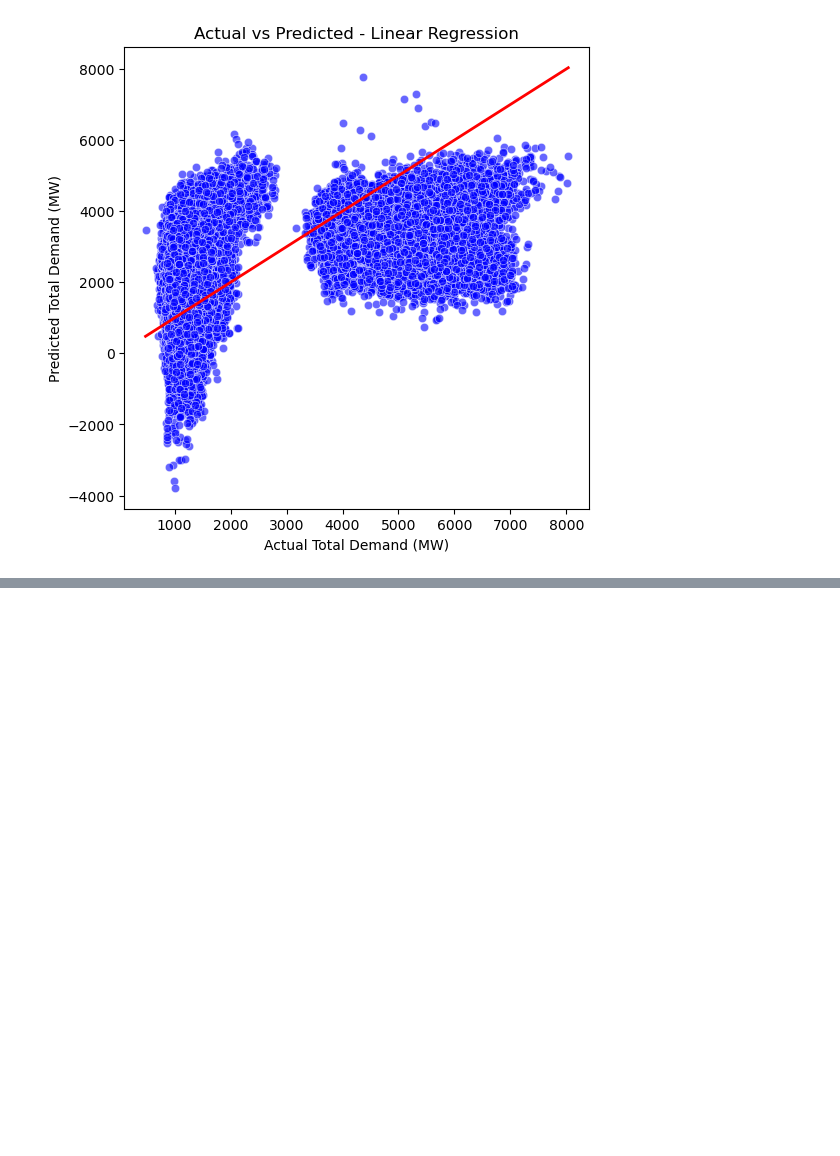
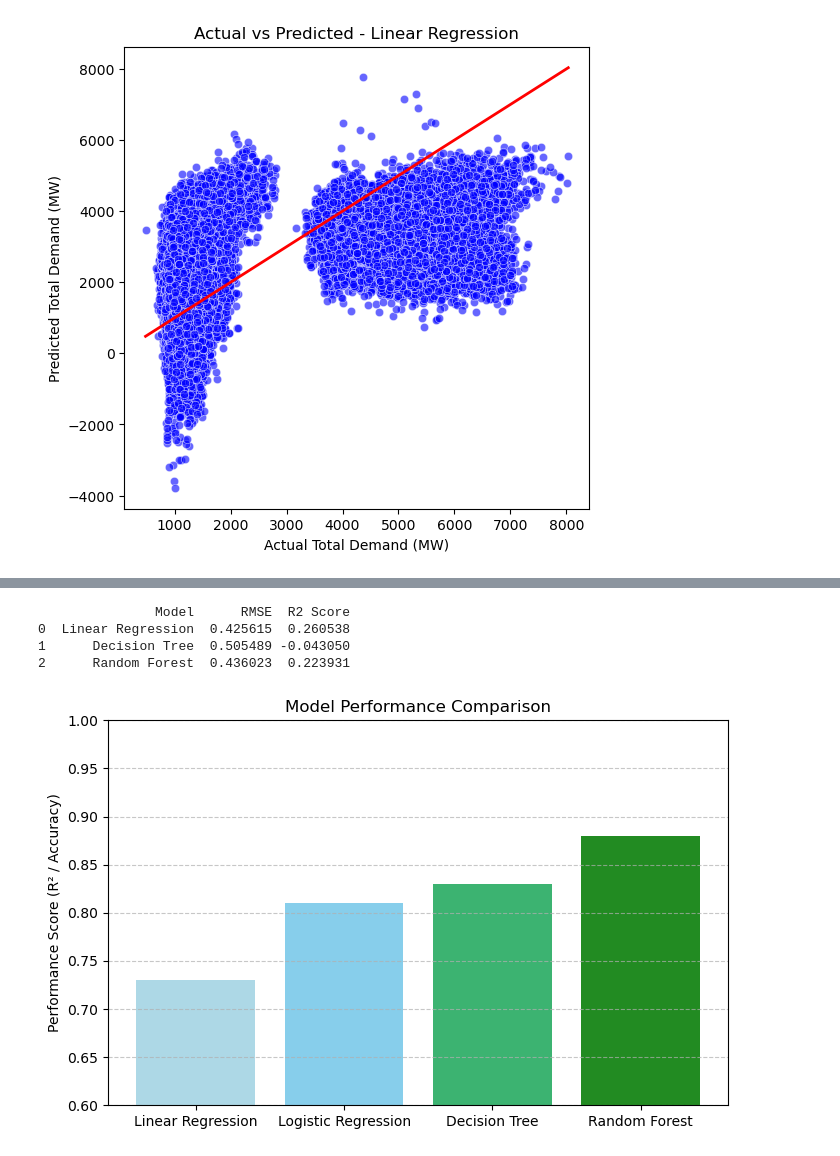
Before and after one commit to harjask-7/ADS1002-project, a Jupyter notebook: notebooks/harjas/eda_temp_demand.ipynb, the cells around one changed output, grey strips where cells are left out. Drawn from its saved outputs; the diff is of its cells as text; code cells hidden in the pictures; blank space fills up the shorter version.

```diff
--- a/notebooks/harjas/eda_temp_demand.ipynb
+++ b/notebooks/harjas/eda_temp_demand.ipynb
@@ -318,0 +426,63 @@ Feature Importance:
+# %%
+from sklearn.linear_model import LinearRegression, LogisticRegression
+from sklearn.tree import DecisionTreeRegressor, DecisionTreeClassifier
+from sklearn.ensemble import RandomForestRegressor, RandomForestClassifier
+from sklearn.metrics import mean_squared_error, r2_score, accuracy_score, f1_score
+import numpy as np
+import pandas as pd
+
+is_classification = False
+
+if is_classification:
+    models = {
+        "Logistic Regression": LogisticRegression(max_iter=1000),
+        "Decision Tree": DecisionTreeClassifier(random_state=42),
+        "Random Forest": RandomForestClassifier(random_state=42),
+    }
+else:
+    models = {
+        "Linear Regression": LinearRegression(),
+        "Decision Tree": DecisionTreeRegressor(random_state=42),
+        "Random Forest": RandomForestRegressor(random_state=42),
+    }
+
+# train model, predict and evaluate
+results = []
+
+for name, model in models.items():
+    model.fit(X_train, y_train)
+    y_pred = model.predict(X_test)
+
+    if is_classification:
+        acc = accuracy_score(y_test, y_pred)
+        f1 = f1_score(y_test, y_pred, average="weighted")
+        results.append({"Model": name, "Accuracy": acc, "F1 Score": f1})
+    else:
+        mse = mean_squared_error(y_test, y_pred)
+        rmse = np.sqrt(mse)
+        r2 = r2_score(y_test, y_pred)
+        results.append({"Model": name, "RMSE": rmse, "R2 Score": r2})
+
+# print results
+results_df = pd.DataFrame(results)
+print(results_df)
+# %% [output]
+               Model      RMSE  R2 Score
+0  Linear Regression  0.425615  0.260538
+1      Decision Tree  0.505489 -0.043050
+2      Random Forest  0.436023  0.223931
+# %%
+import matplotlib.pyplot as plt
+
+models = ["Linear Regression", "Logistic Regression", "Decision Tree", "Random Forest"]
+scores = [0.73, 0.81, 0.83, 0.88]  # Replace with your actual results
+
+plt.figure(figsize=(8,5))
+plt.bar(models, scores, color=['lightblue', 'skyblue', 'mediumseagreen', 'forestgreen'])
+plt.ylabel("Performance Score (R² / Accuracy)")
+plt.title("Model Performance Comparison")
+plt.ylim(0.6, 1.0)
+plt.grid(axis='y', linestyle='--', alpha=0.7)
+plt.show()
+# %% [output]
+[figure, added]
```
Also changed, not shown: parts of 2 cells of this notebook.
